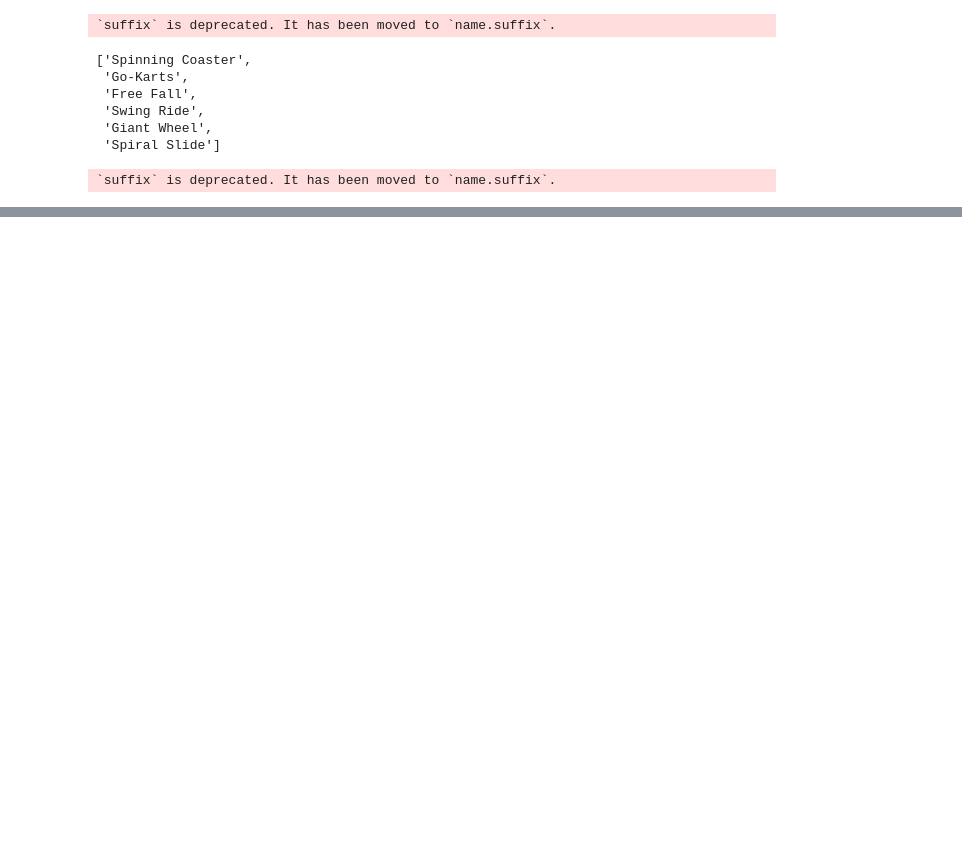
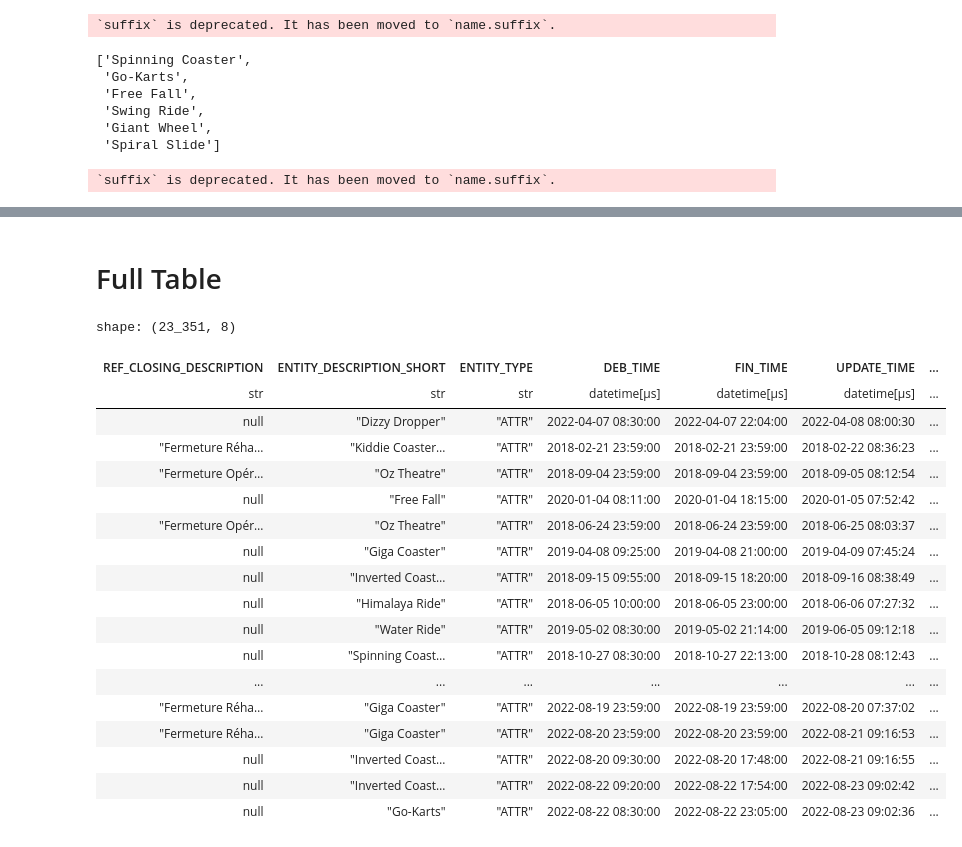
Before and after one commit to cedotorpedo/europark, a Jupyter notebook: EDA.ipynb, the cells around one changed output, grey strips where cells are left out. Cells and saved outputs as stored; diff of their text form; code cells hidden in the pictures; blank space fills up the shorter version.

```diff
--- a/EDA.ipynb
+++ b/EDA.ipynb
@@ -228 +209,25 @@ top_6_rides = (
 2352 rows × 4 columns
+# %% [markdown]
+# Full Table
+# %%
+schedule
+# %% [output]
+shape: (23_351, 8)
+| REF_CLOSING_DESCRIPTION | ENTITY_DESCRIPTION_SHORT | ENTITY_TYPE | DEB_TIME | FIN_TIME | UPDATE_TIME | ... |
+| str | str | str | datetime[μs] | datetime[μs] | datetime[μs] | ... |
+| null | "Dizzy Dropper" | "ATTR" | 2022-04-07 08:30:00 | 2022-04-07 22:04:00 | 2022-04-08 08:00:30 | ... |
+| "Fermeture Réha… | "Kiddie Coaster… | "ATTR" | 2018-02-21 23:59:00 | 2018-02-21 23:59:00 | 2018-02-22 08:36:23 | ... |
+| "Fermeture Opér… | "Oz Theatre" | "ATTR" | 2018-09-04 23:59:00 | 2018-09-04 23:59:00 | 2018-09-05 08:12:54 | ... |
+| null | "Free Fall" | "ATTR" | 2020-01-04 08:11:00 | 2020-01-04 18:15:00 | 2020-01-05 07:52:42 | ... |
+| "Fermeture Opér… | "Oz Theatre" | "ATTR" | 2018-06-24 23:59:00 | 2018-06-24 23:59:00 | 2018-06-25 08:03:37 | ... |
+| null | "Giga Coaster" | "ATTR" | 2019-04-08 09:25:00 | 2019-04-08 21:00:00 | 2019-04-09 07:45:24 | ... |
+| null | "Inverted Coast… | "ATTR" | 2018-09-15 09:55:00 | 2018-09-15 18:20:00 | 2018-09-16 08:38:49 | ... |
+| null | "Himalaya Ride" | "ATTR" | 2018-06-05 10:00:00 | 2018-06-05 23:00:00 | 2018-06-06 07:27:32 | ... |
+| null | "Water Ride" | "ATTR" | 2019-05-02 08:30:00 | 2019-05-02 21:14:00 | 2019-06-05 09:12:18 | ... |
+| null | "Spinning Coast… | "ATTR" | 2018-10-27 08:30:00 | 2018-10-27 22:13:00 | 2018-10-28 08:12:43 | ... |
+| ... | ... | ... | ... | ... | ... | ... |
+| "Fermeture Réha… | "Giga Coaster" | "ATTR" | 2022-08-19 23:59:00 | 2022-08-19 23:59:00 | 2022-08-20 07:37:02 | ... |
+| "Fermeture Réha… | "Giga Coaster" | "ATTR" | 2022-08-20 23:59:00 | 2022-08-20 23:59:00 | 2022-08-21 09:16:53 | ... |
+| null | "Inverted Coast… | "ATTR" | 2022-08-20 09:30:00 | 2022-08-20 17:48:00 | 2022-08-21 09:16:55 | ... |
+| null | "Inverted Coast… | "ATTR" | 2022-08-22 09:20:00 | 2022-08-22 17:54:00 | 2022-08-23 09:02:42 | ... |
+| null | "Go-Karts" | "ATTR" | 2022-08-22 08:30:00 | 2022-08-22 23:05:00 | 2022-08-23 09:02:36 | ... |
```
Also changed, not shown: parts of 14 cells of this notebook.
